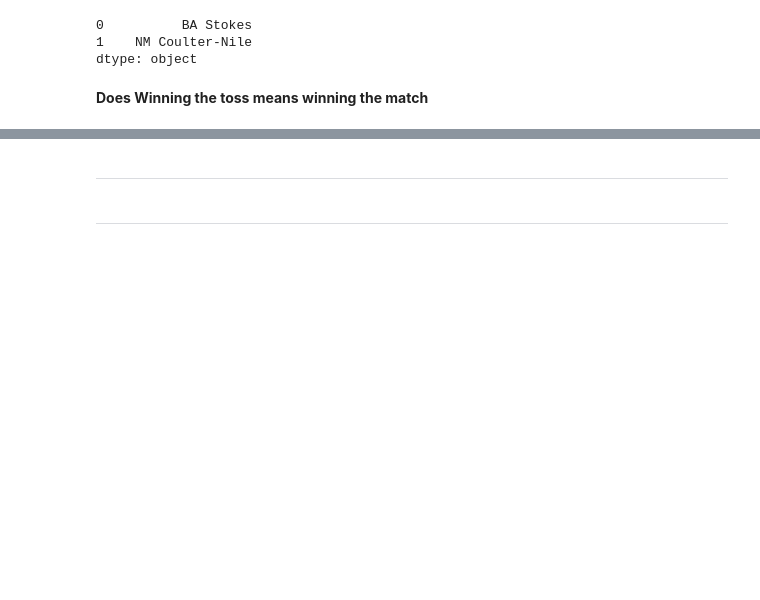
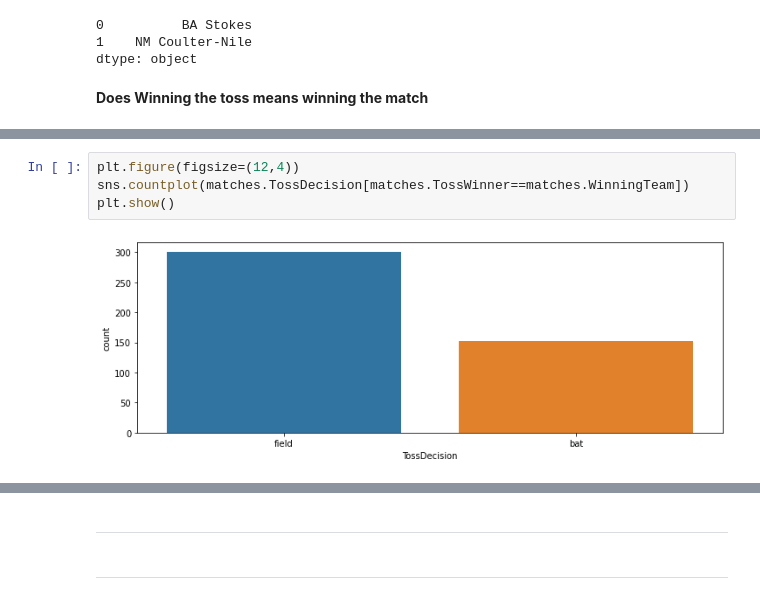
Before and after one commit to GeetikaSh/IPL_2022, a Jupyter notebook: ipl-analysis.ipynb, the cells around one changed output, grey strips where cells are left out. Cells and saved outputs as stored; diff of their text form; blank space fills up the shorter version.

```diff
--- a/ipl-analysis.ipynb
+++ b/ipl-analysis.ipynb
@@ -579,0 +600,6 @@ dtype: object
+# %%
+plt.figure(figsize=(12,4))
+sns.countplot(matches.TossDecision[matches.TossWinner==matches.WinningTeam])
+plt.show()
+# %% [output]
+[figure, added]
```
Also changed, not shown: parts of 18 cells of this notebook.
